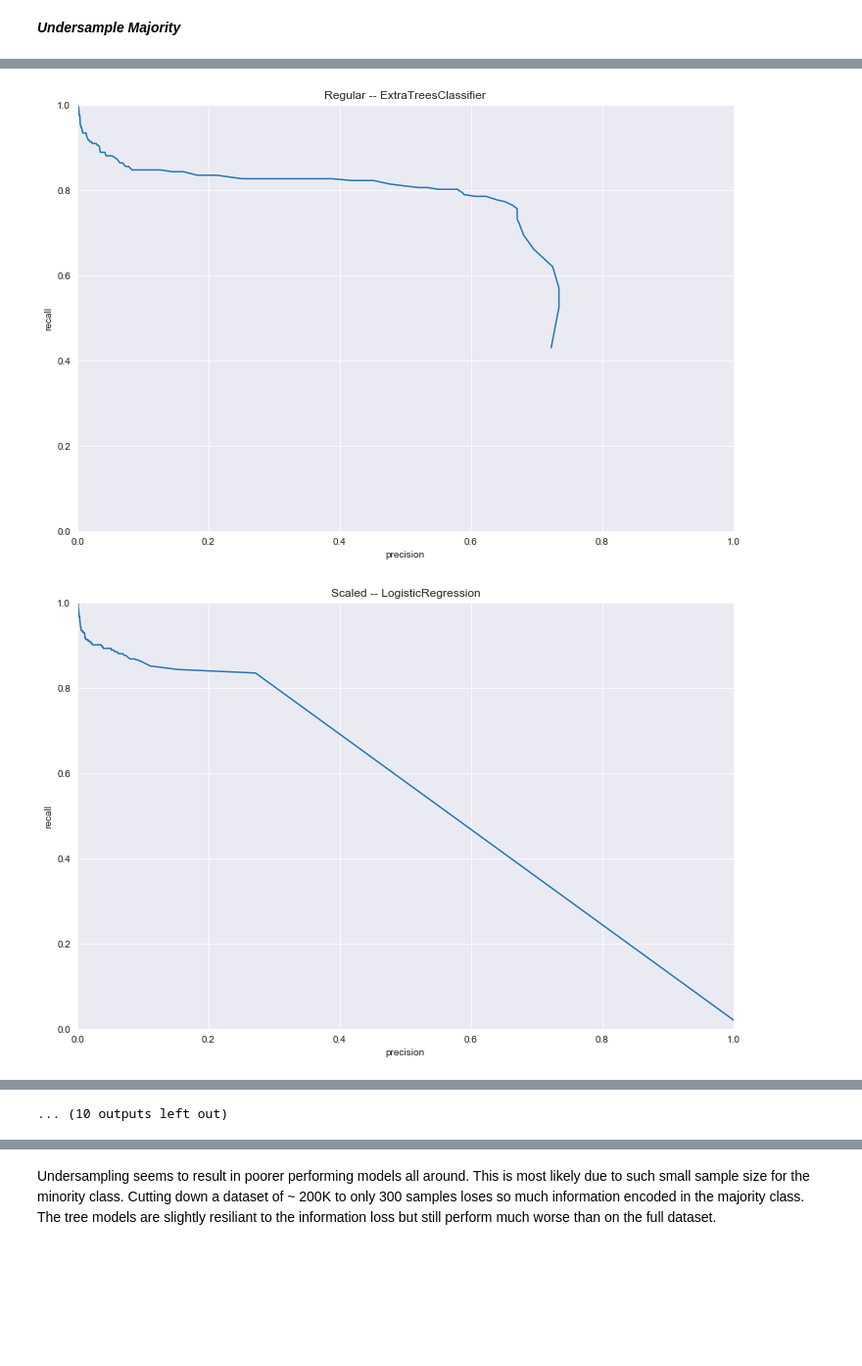
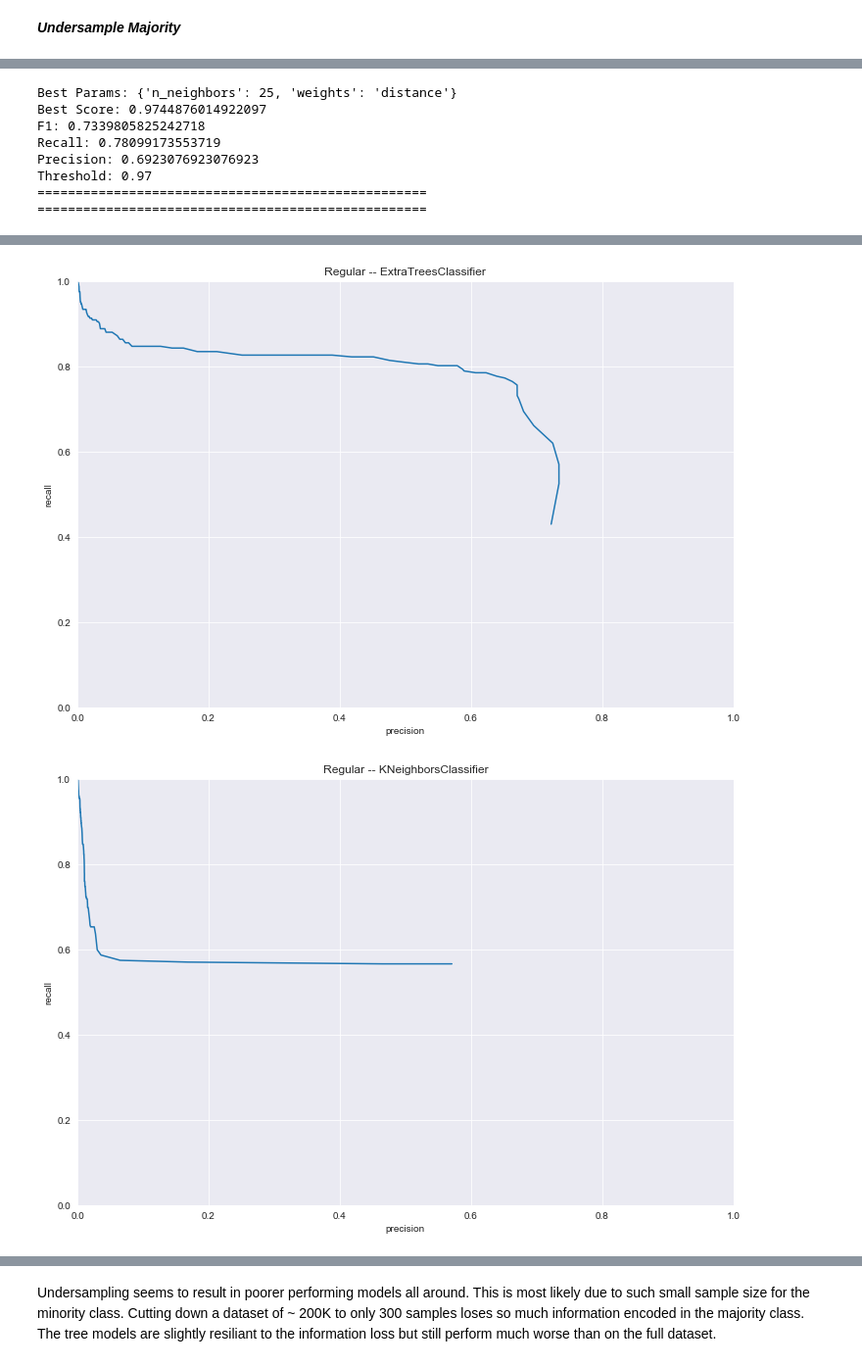
Before and after one commit to rshap91/credit_card_fraud, a Jupyter notebook: Classifiers.ipynb, the cells around one changed output, grey strips where cells are left out. Shown at 98% size. Saved outputs shown, nothing was run; the diff lists cells and outputs as text; code cells hidden in the pictures; blank space fills up the shorter version.

```diff
--- a/Classifiers.ipynb
+++ b/Classifiers.ipynb
@@ -229,7 +230,7 @@ for data_transformed, transform_label in zip([df, scaled_df, deskewed, scaled_df
             LogisticRegression(),
             GaussianNB(),
             RandomForestClassifier(random_state = SEED),
-            ExtraTreesClassifier(random_state = SEED)
+            ExtraTreesClassifier(random_state = SEED),
             KNeighborsClassifier()
         ],
         [
@@ -373,7 +437,7 @@ for data_transformed, transform_label in zip([df, scaled_df, deskewed, scaled_df
             LogisticRegression(),
             GaussianNB(),
             RandomForestClassifier(random_state = SEED),
-            ExtraTreesClassifier(random_state = SEED)
+            ExtraTreesClassifier(random_state = SEED),
             KNeighborsClassifier()
         ],
         [
@@ -440,5 +564,13 @@ Threshold: 0.92
+Best Params: {'n_neighbors': 25, 'weights': 'distance'}
+Best Score: 0.9744876014922097
+F1: 0.7339805825242718
+Recall: 0.78099173553719
+Precision: 0.6923076923076923
+Threshold: 0.97
+===================================================
+===================================================
 [figure]
 [figure]
 [figure]
 [figure]
-[figure, old version]
+[figure, new version]
@@ -450 +576,0 @@ Threshold: 0.92
-... (10 outputs left out)
```
Also changed, not shown: parts of 4 cells of this notebook, 1 other file.
